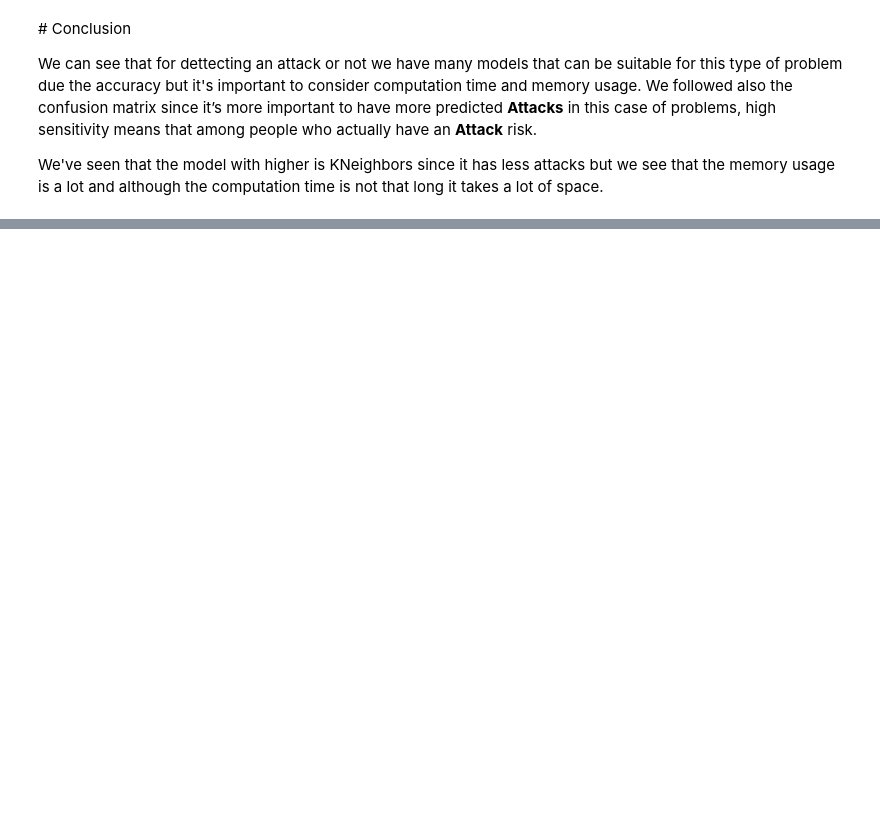
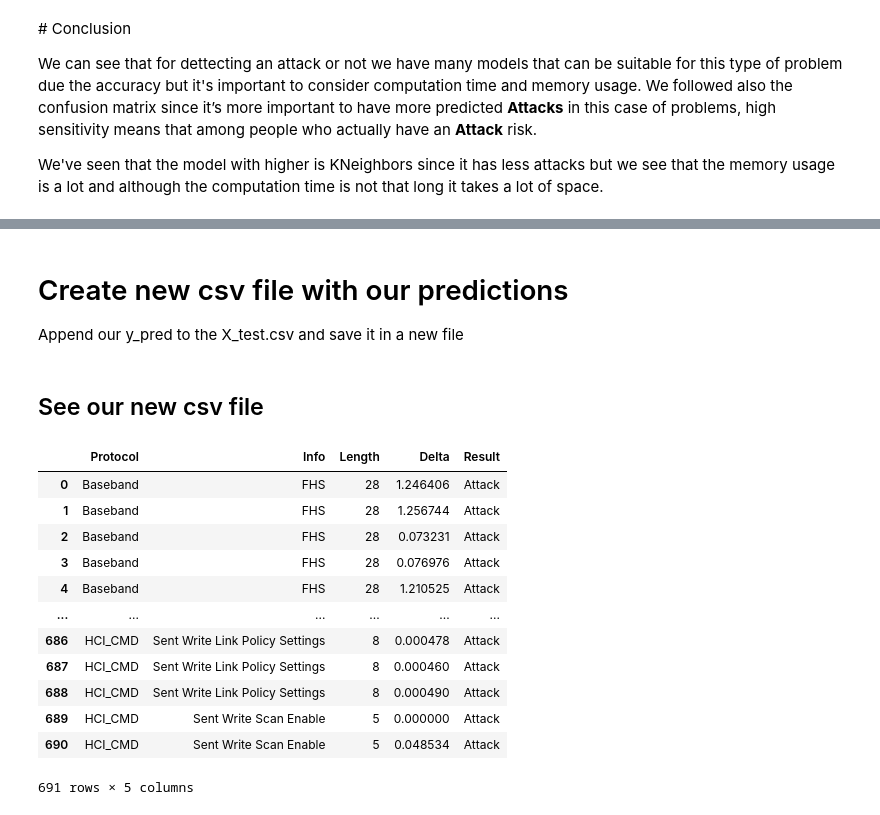
Before and after one commit to Lydiadel/BrakToothAttack_Analysis, a Jupyter notebook: BrakTooth_Attack.ipynb, the cells around one changed output, grey strips where cells are left out. Saved outputs shown, nothing was run; the diff lists cells and outputs as text; code cells hidden in the pictures; blank space fills up the shorter version.

```diff
--- a/BrakTooth_Attack.ipynb
+++ b/BrakTooth_Attack.ipynb
@@ -1592,0 +1722,3 @@ We've seen that the model with higher is KNeighbors since it has less attacks bu
+# %% [markdown]
+# Create new csv file with our predictions
+Append our y_pred to the X_test.csv and save it in a new file
@@ -1592,0 +1741,19 @@ We've seen that the model with higher is KNeighbors since it has less attacks bu
+# %% [markdown]
+## See our new csv file
+# %%
+Result = pd.read_csv("new_result.csv")
+Result
+# %% [output]
+|  | Protocol | Info | Length | Delta | Result |
+| 0 | Baseband | FHS | 28 | 1.246406 | Attack |
+| 1 | Baseband | FHS | 28 | 1.256744 | Attack |
+| 2 | Baseband | FHS | 28 | 0.073231 | Attack |
+| 3 | Baseband | FHS | 28 | 0.076976 | Attack |
+| 4 | Baseband | FHS | 28 | 1.210525 | Attack |
+| ... | ... | ... | ... | ... | ... |
+| 686 | HCI_CMD | Sent Write Link Policy Settings | 8 | 0.000478 | Attack |
+| 687 | HCI_CMD | Sent Write Link Policy Settings | 8 | 0.000460 | Attack |
+| 688 | HCI_CMD | Sent Write Link Policy Settings | 8 | 0.000490 | Attack |
+| 689 | HCI_CMD | Sent Write Scan Enable | 5 | 0.000000 | Attack |
+| 690 | HCI_CMD | Sent Write Scan Enable | 5 | 0.048534 | Attack |
+691 rows × 5 columns
```
Also changed, not shown: parts of 20 cells of this notebook, 1 other file.
